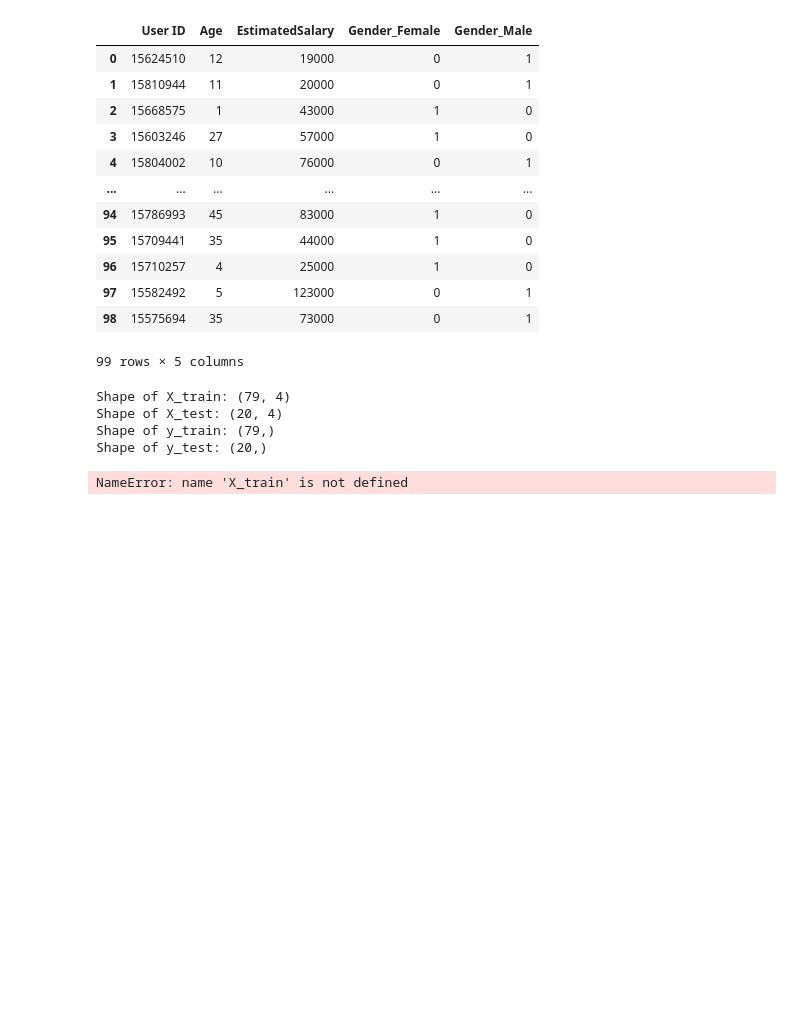
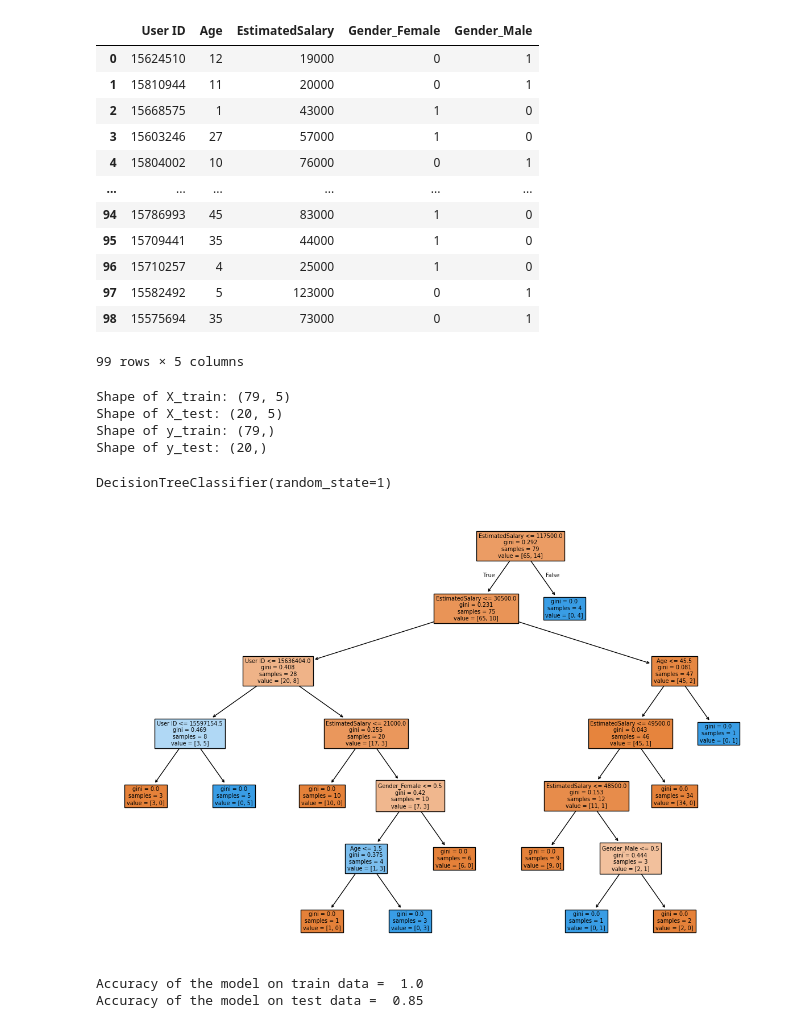
Before and after one commit to raghu24k/ML-Practical, a Jupyter notebook: Submission4.ipynb, the cells around one changed output. Saved outputs shown, nothing was run; the diff lists cells and outputs as text; code cells hidden in the pictures; blank space fills up the shorter version.

```diff
--- a/Submission4.ipynb
+++ b/Submission4.ipynb
@@ -34,6 +16,6 @@ import matplotlib.pyplot as plt
 import pandas as pd
 %matplotlib inline
 # %%
-df = pd.read_csv('../ML Practicals/users.csv')
+df = pd.read_csv('./dataset/users.csv')
 df
 # %% [output]
@@ -98,7 +94,7 @@ y = df.iloc[:, -1]
 from sklearn.model_selection import train_test_split
 
 # Split the dataset into training and testing sets
-X_train, X_test, y_train, y_test = train_test_split(X, y, test_size=0.2, random_state=42)
+X_train, X_test, y_train, y_test = train_test_split(df_encoded, y, test_size=0.2, random_state=42)
 
 # Print the shapes of the resulting datasets
 print(f"Shape of X_train: {X_train.shape}")
@@ -106,18 +102,16 @@ print(f"Shape of X_test: {X_test.shape}")
 print(f"Shape of y_train: {y_train.shape}")
 print(f"Shape of y_test: {y_test.shape}")
 # %% [output]
-Shape of X_train: (79, 4)
-Shape of X_test: (20, 4)
+Shape of X_train: (79, 5)
+Shape of X_test: (20, 5)
 Shape of y_train: (79,)
 Shape of y_test: (20,)
-# %%
-
-from sklearn.tree import DecisionTreeClassifier
-model = DecisionTreeClassifier(criterion='gini', random_state=1)
-model.fit(X_train, y_train)
-# %% [output]
-NameError: name 'X_train' is not defined
-# %%
-from sklearn.model_selection import train_test_split
-X_train, X_test, y_train, y_test = train_test_split(user_encoded, y, test_size=0.15, random_state=0)
-print
+# %%
+#from scipy.sparse import random
+#Importing required class
+from sklearn.tree import DecisionTreeClassifier
+#create object
+model=DecisionTreeClassifier(criterion='gini',random_state=1)
+model.fit(X_train,y_train)
+# %% [output]
+DecisionTreeClassifier(random_state=1)
@@ -123,0 +121,19 @@ print
+# %%
+from sklearn.tree import plot_tree
+import matplotlib.pyplot as plt
+
+plt.figure(figsize=(15,10))
+plot_tree(model, feature_names=df_encoded.columns, filled=True)
+plt.show()
+# %% [output]
+[figure, added]
+# %%
+# Getting the accuracy on train data
+train_accuracy = model.score(X_train,y_train)
+print("Accuracy of the model on train data = ",train_accuracy)
+# Getting the accuracy on test data
+test_accuracy = model.score(X_test,y_test)
+print("Accuracy of the model on test data = ",test_accuracy)
+# %% [output]
+Accuracy of the model on train data =  1.0
+Accuracy of the model on test data =  0.85
```
Also changed, not shown: parts of 31 cells of this notebook, 1 other file.
